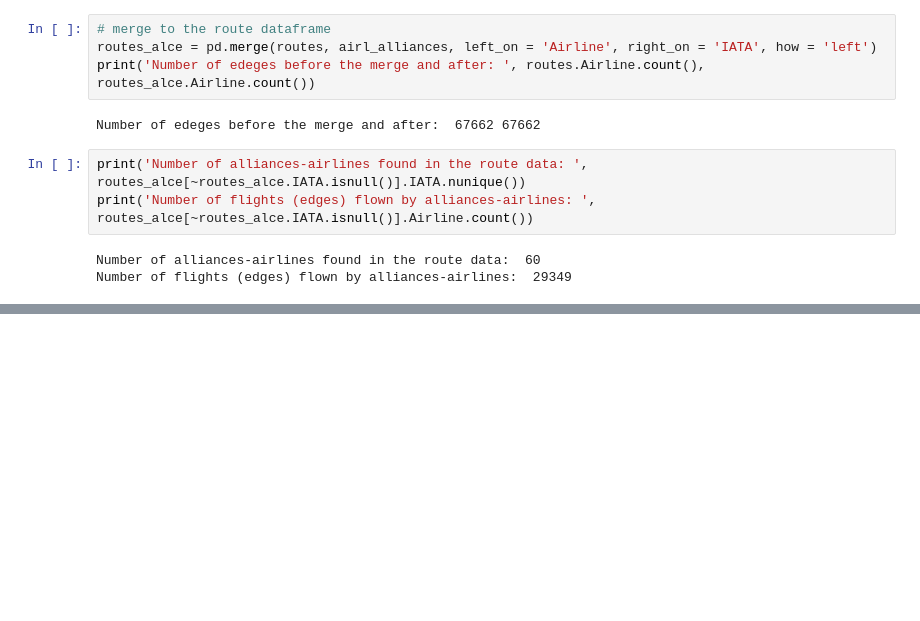
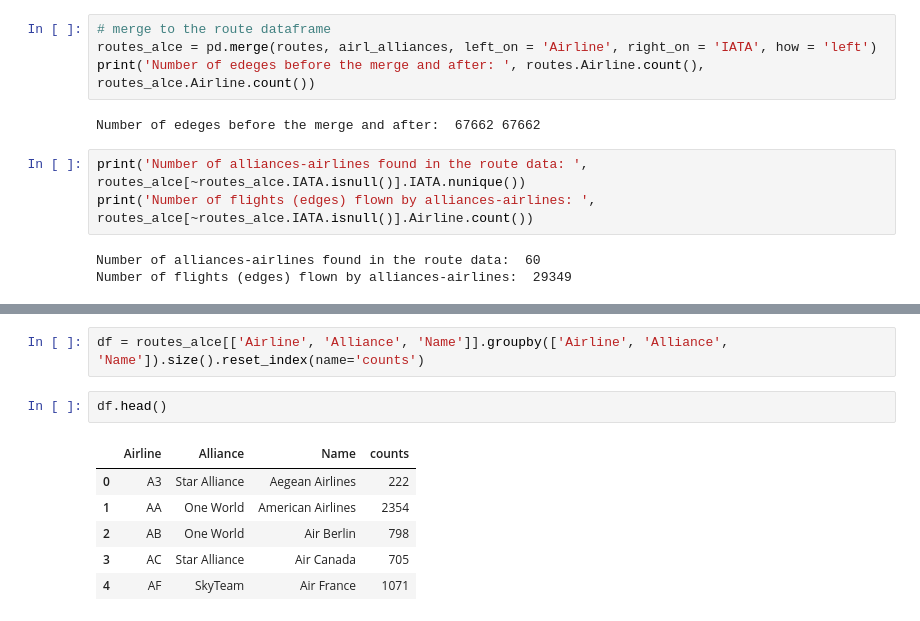
Before and after one commit to nicolasFontbonne/Project_ntds, a Jupyter notebook: main_marie.ipynb, the cells around one changed output, grey strips where cells are left out. Cells and saved outputs as stored; diff of their text form; blank space fills up the shorter version.

```diff
--- a/main_marie.ipynb
+++ b/main_marie.ipynb
@@ -124,0 +140,11 @@ routes_alce[~routes_alce.IATA.isnull()].head()
+# %%
+df = routes_alce[['Airline', 'Alliance', 'Name']].groupby(['Airline', 'Alliance', 'Name']).size().reset_index(name='counts')
+# %%
+df.head()
+# %% [output]
+|  | Airline | Alliance | Name | counts |
+| 0 | A3 | Star Alliance | Aegean Airlines | 222 |
+| 1 | AA | One World | American Airlines | 2354 |
+| 2 | AB | One World | Air Berlin | 798 |
+| 3 | AC | Star Alliance | Air Canada | 705 |
+| 4 | AF | SkyTeam | Air France | 1071 |
```
Also changed, not shown: parts of 4 cells of this notebook, 2 other files.
